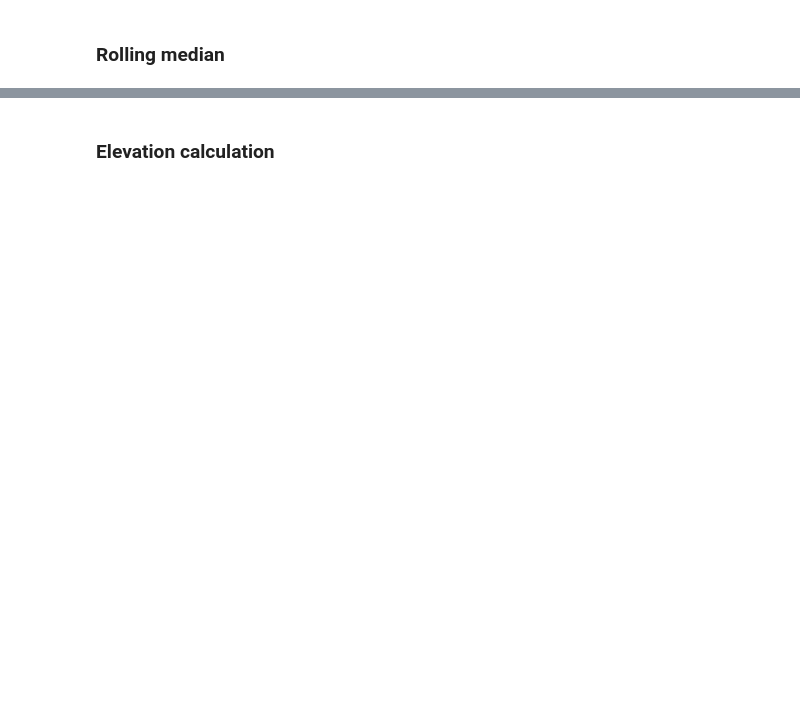
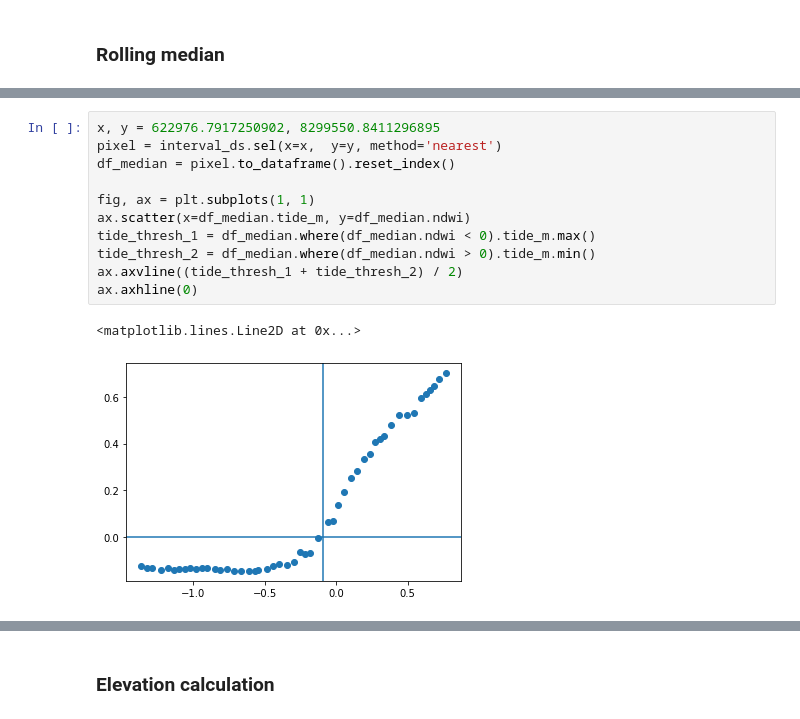
Before and after one commit to GeoscienceAustralia/dea-intertidal, a Jupyter notebook: notebooks/Virtual_product_pixel.ipynb, the cells around one changed output, grey strips where cells are left out. Cells and saved outputs as stored; diff of their text form; blank space fills up the shorter version.

```diff
--- a/notebooks/Virtual_product_pixel.ipynb
+++ b/notebooks/Virtual_product_pixel.ipynb
@@ -276,0 +310,14 @@ s2_stdev_mean = s2_stdev.mean(dim='tide_n')
+# %%
+x, y = 622976.7917250902, 8299550.8411296895
+pixel = interval_ds.sel(x=x,  y=y, method='nearest')
+df_median = pixel.to_dataframe().reset_index()
+
+fig, ax = plt.subplots(1, 1)
+ax.scatter(x=df_median.tide_m, y=df_median.ndwi)
+tide_thresh_1 = df_median.where(df_median.ndwi < 0).tide_m.max()
+tide_thresh_2 = df_median.where(df_median.ndwi > 0).tide_m.min()
+ax.axvline((tide_thresh_1 + tide_thresh_2) / 2)
+ax.axhline(0)
+# %% [output]
+<matplotlib.lines.Line2D at 0x...>
+[figure, added]
```
Also changed, not shown: parts of 20 cells of this notebook, 1 other file.
